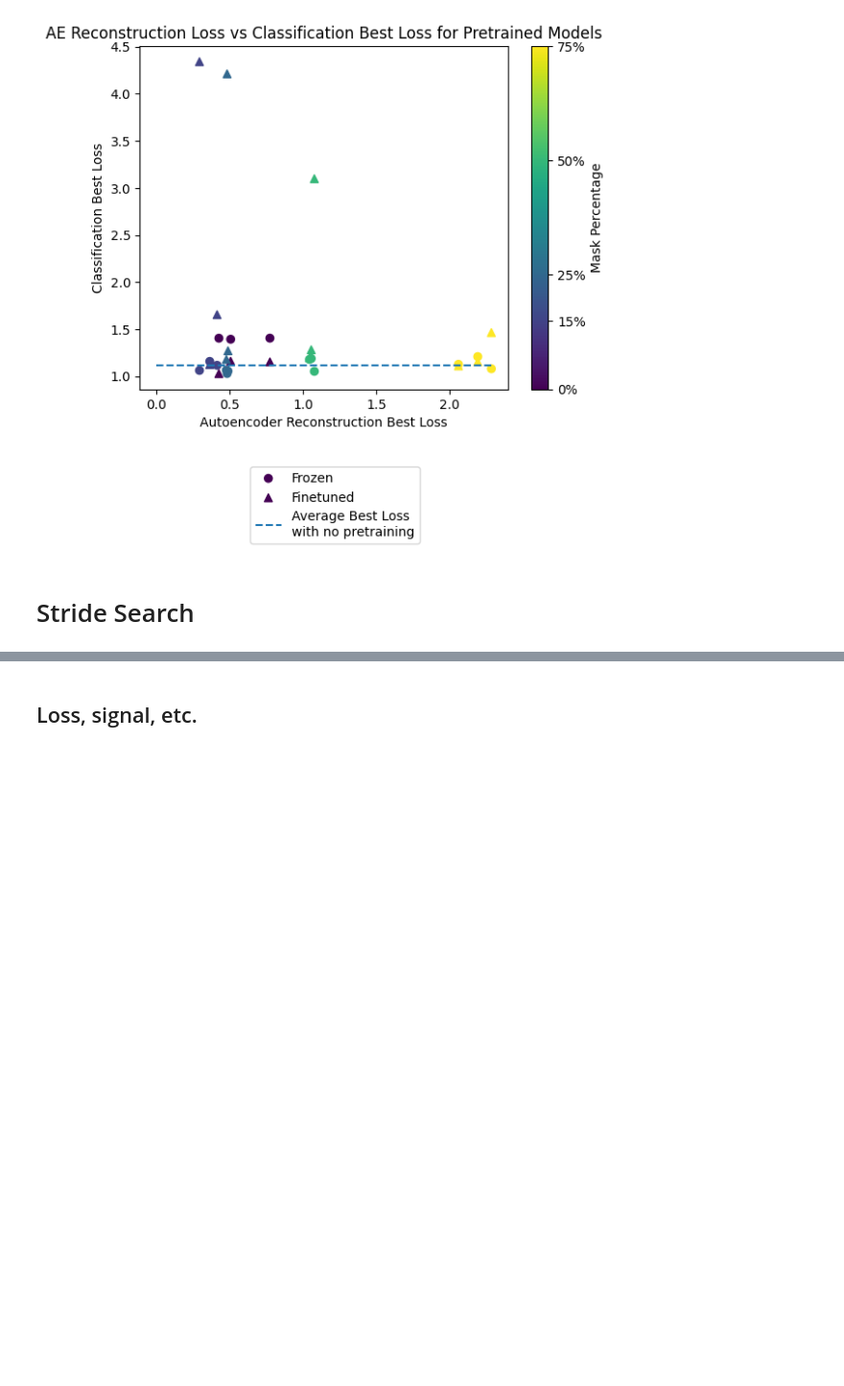
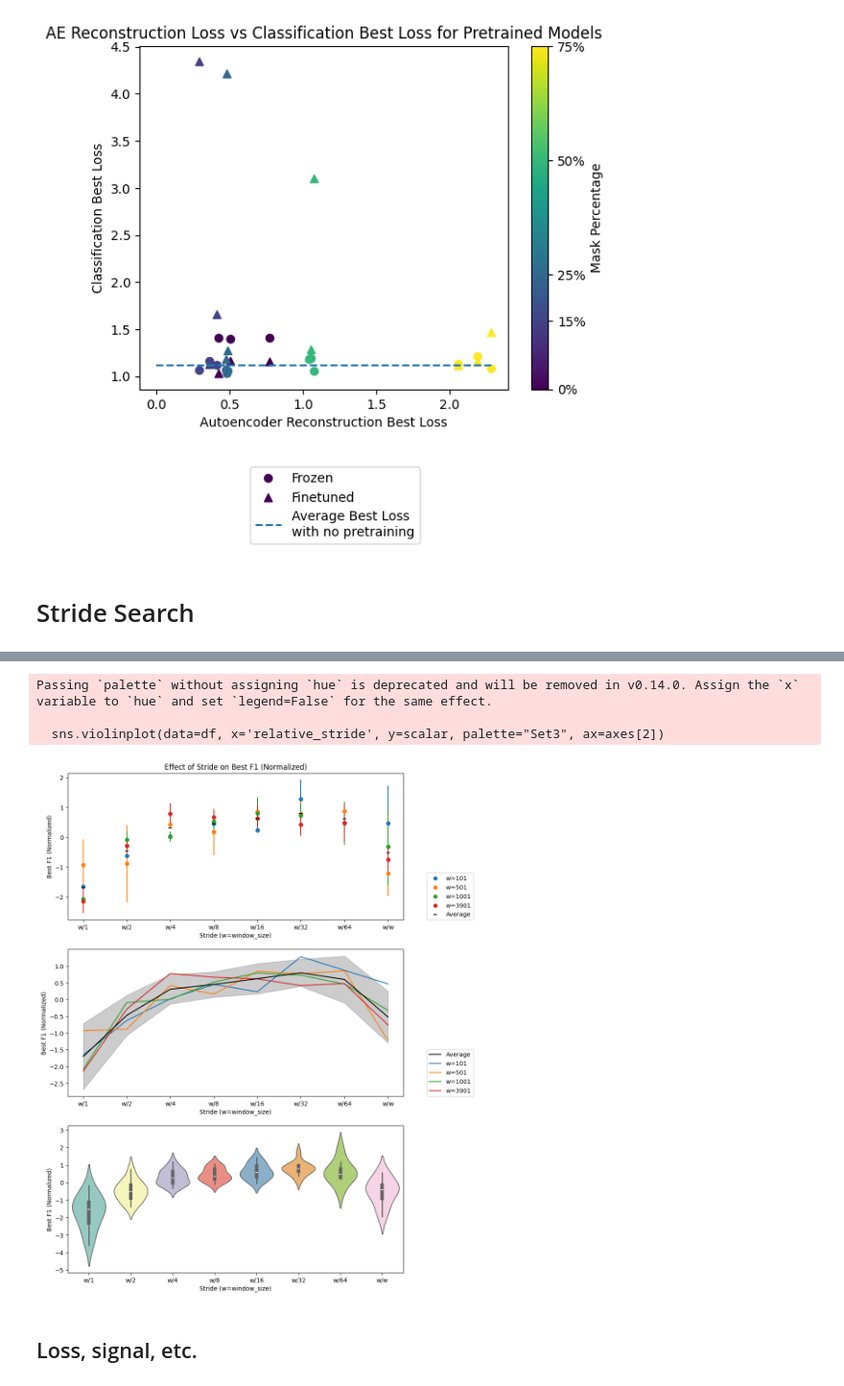
Before and after one commit to Musa-Azeem/eating-detection, a Jupyter notebook: encoderclassifier.ipynb, the cells around one changed output, grey strips where cells are left out. Shown at 96% size. Drawn from its saved outputs; the diff is of its cells as text; code cells hidden in the pictures; blank space fills up the shorter version.

```diff
--- a/encoderclassifier.ipynb
+++ b/encoderclassifier.ipynb
@@ -243,3 +273,69 @@ Text(0.5, 1.0, 'Effect of Stride on Best F1')
+# %%
+scalar = 'best_f1'
+scalar_label = 'Best Loss' if scalar == 'best_loss' else 'Best F1'
+
+fig, axes = plt.subplots(3,1,figsize=(10,15))
+
+for window_size in df['window_size'].unique():
+    col = df.loc[df['window_size']==window_size, scalar].to_numpy()
+    # df.loc[df['window_size']==window_size, scalar] = (col - col.min()) / (col.max() - col.min())
+    df.loc[df['window_size']==window_size, scalar] = (col - col.mean()) / col.std()
+
+def highest_power_of_2(n):
+    res = 0
+    for i in range(n, 0, -1):
+        if ((i & (i - 1)) == 0):
+            res = i
+            break
+    return res
+
+df['relative_stride'] = np.log2((df['window_size'] // df['stride']).map(highest_power_of_2))
+df.loc[df['stride']==1, 'relative_stride'] = df.loc[df['stride']!=1, 'relative_stride'].max() + 1
+for window_size in np.sort(df['window_size'].unique()):
+    ave_df = df[df['window_size']==window_size].groupby('relative_stride', as_index=False).mean(numeric_only=True)
+    axes[0].scatter(ave_df['relative_stride'], ave_df[scalar], label=f'w={window_size}')
+    axes[0].errorbar(
+        ave_df['relative_stride'],
+        ave_df[scalar],
+        yerr=df[df['window_size']==window_size].groupby('stride').std()[scalar],
+        fmt='o'
+    )
+mean = df.groupby('relative_stride').mean()[scalar]
+axes[0].scatter(mean.index, mean, color='black', label='Average', marker='_', zorder=100)
+axes[0].set_xticks(df['relative_stride'].unique())
+axes[0].set_xticklabels(['w/w' if x==df['relative_stride'].max() else f'w/{np.power(2,int(x))}' for x in df['relative_stride'].unique()])
+axes[0].set_xlabel('Stride (w=window_size)')
+axes[0].set_ylabel(scalar_label + ' (Normalized)')
+axes[0].set_title(f'Effect of Stride on {scalar_label} (Normalized)')
+axes[0].legend(loc=(1.07,0))
+
+mean = df.groupby('relative_stride').mean()[scalar]
+std = df.groupby('relative_stride').std()[scalar]
+axes[1].plot(mean.index, mean, color='black', label='Average', zorder=100)
+axes[1].fill_between(mean.index, mean-std, mean+std, alpha=0.2, color='black')
+
+for window_size in np.sort(df['window_size'].unique()):
+    ave_df = df[df['window_size']==window_size].groupby('relative_stride').mean()
+    axes[1].plot(ave_df.index, ave_df[scalar], label=f'w={window_size}')
+
+axes[1].set_xticks(df['relative_stride'].unique())
+axes[1].set_xticklabels(['w/w' if x==df['relative_stride'].max() else f'w/{np.power(2,int(x))}' for x in df['relative_stride'].unique()])
+axes[1].set_xlabel('Stride (w=window_size)')
+axes[1].set_ylabel(scalar_label + ' (Normalized)')
+axes[1].legend(loc=(1.07,0))
+
+sns.violinplot(data=df, x='relative_stride', y=scalar, palette="Set3", ax=axes[2])
+axes[2].set_xticks(df['relative_stride'].unique())
+axes[2].set_xticklabels(['w/w' if x==df['relative_stride'].max() else f'w/{np.power(2,int(x))}' for x in df['relative_stride'].unique()])
+axes[2].set_xlabel('Stride (w=window_size)')
+axes[2].set_ylabel(scalar_label + ' (Normalized)')
+
+plt.show()
+# %% [output]
+Passing `palette` without assigning `hue` is deprecated and will be removed in v0.14.0. Assign the `x` variable to `hue` and set `legend=False` for the same effect.
+
+  sns.violinplot(data=df, x='relative_stride', y=scalar, palette="Set3", ax=axes[2])
+[figure, added]
 # %% [markdown]
 ## Loss, signal, etc.
 # %%
```
Also changed, not shown: parts of 6 cells of this notebook, 4 other files.
